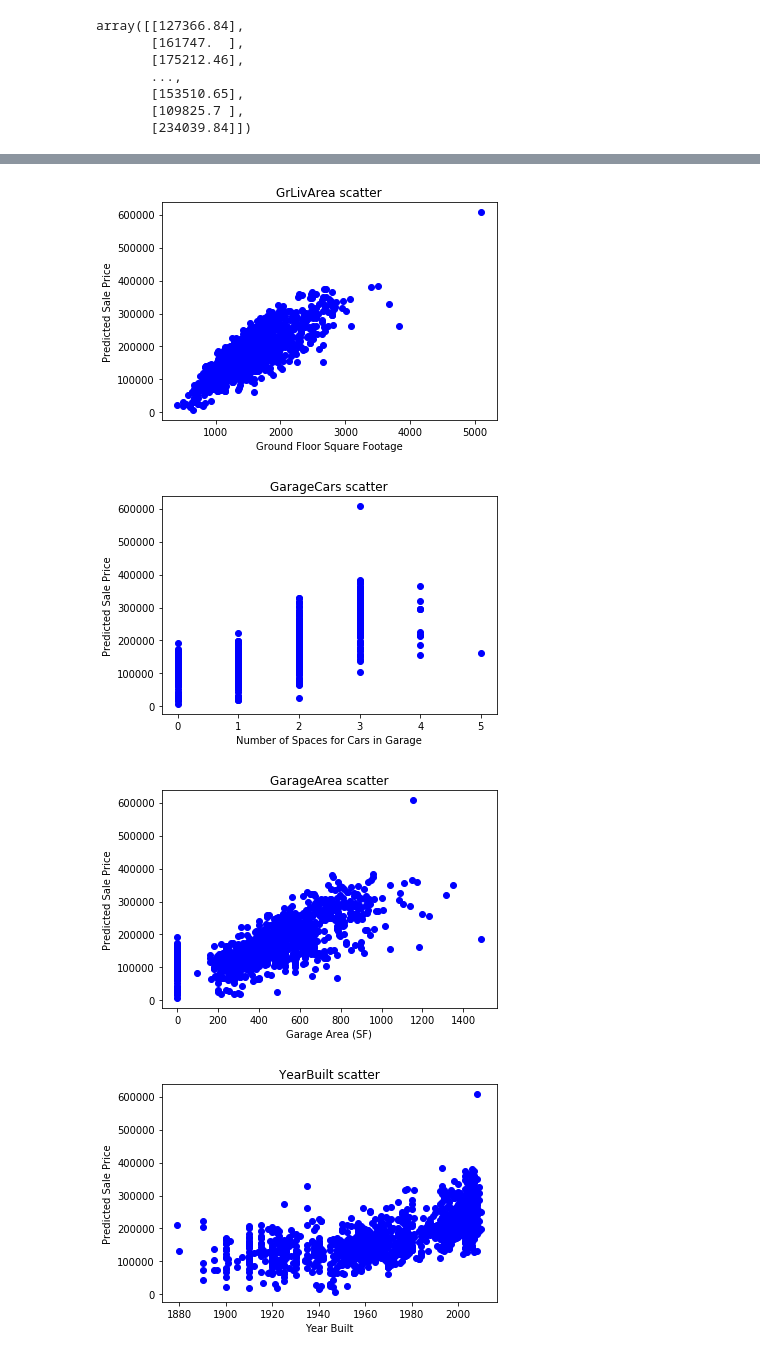
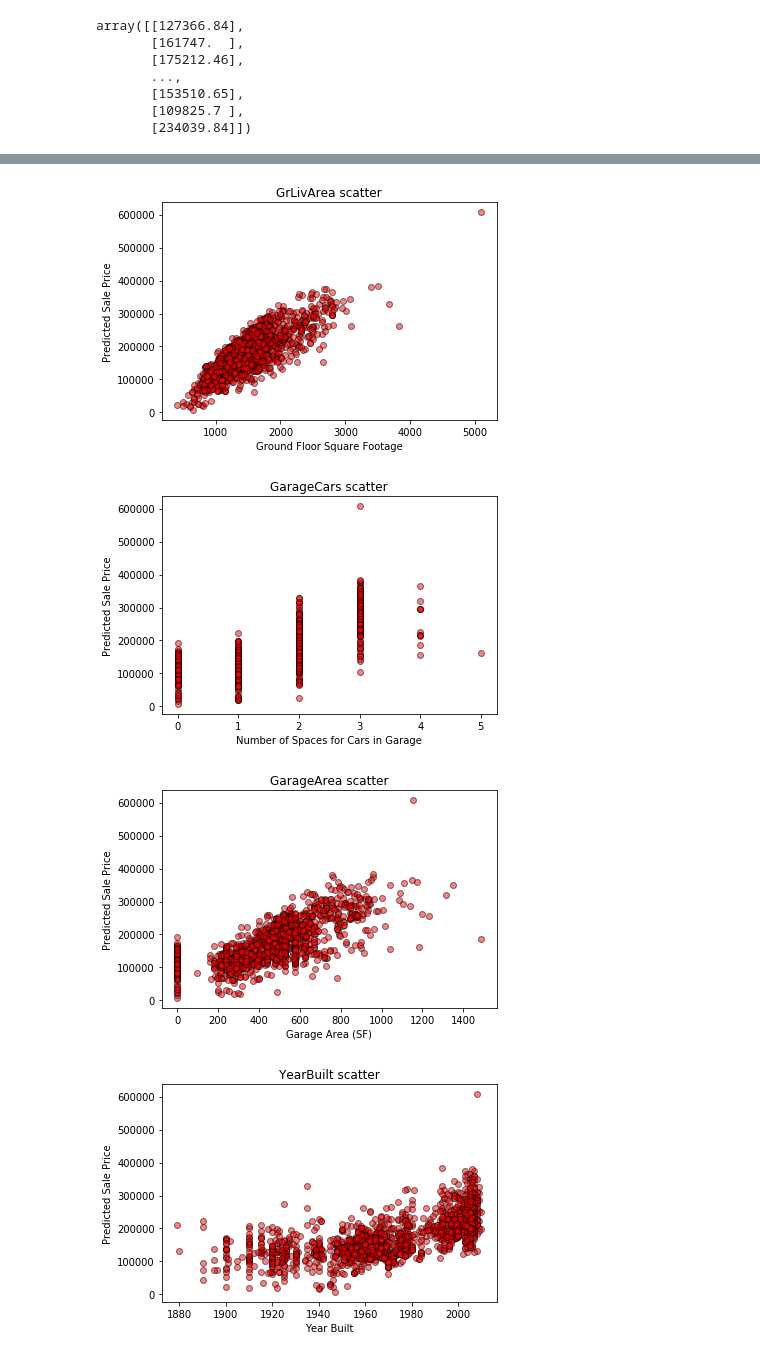
Before and after one commit to crobertson24/Final-Project, a Jupyter notebook: Housing linear regression.ipynb, the cells around one changed output, grey strips where cells are left out. Cells and saved outputs as stored; diff of their text form; code cells hidden in the pictures.

```diff
--- a/Housing linear regression.ipynb
+++ b/Housing linear regression.ipynb
@@ -125,4 +135,4 @@ Name: SalePrice, dtype: float64
 sale_price = cleaned_data["SalePrice"]
 cleaned_data.drop("SalePrice", axis = 1, inplace = True)
 # R2 Score: 0.8517171609905699 "OverallQual","GrLivArea","GarageCars","GarageArea","YearBuilt","TotalBsmtSF"
-parameters = cleaned_data[["OverallQual","GrLivArea","GarageCars","GarageArea","YearBuilt","TotalBsmtSF"]]
+features = cleaned_data[["OverallQual","GrLivArea","GarageCars","GarageArea","YearBuilt","TotalBsmtSF"]]
@@ -129,6 +141,6 @@ parameters = cleaned_data[["OverallQual","GrLivArea","GarageCars","GarageArea","
 # %%
 y = sale_price.values.reshape(-1, 1)
-X = parameters
+X = features
 # %%
 X_train, X_test, y_train, y_test = train_test_split(X, y, random_state=42)
 # %%
@@ -246,33 +264,33 @@ plt.show()
 # %%
-plt.scatter(X["GrLivArea"] ,Ridge_test_predictions , c="blue", label="Predicted Data")
+plt.scatter(X["GrLivArea"] ,Ridge_test_predictions , c="red", label="Predicted Data", alpha=0.5, edgecolor="black")
 plt.title("GrLivArea scatter")
 plt.xlabel('Ground Floor Square Footage')
 plt.ylabel('Predicted Sale Price')
 plt.show()
 # %% [output]
-[figure, old version]
+[figure, new version]
 # %%
-plt.scatter(X["GarageCars"] ,Ridge_test_predictions , c="blue", label="Predicted Data")
+plt.scatter(X["GarageCars"] ,Ridge_test_predictions , c="red", label="Predicted Data", alpha=0.5, edgecolor="black")
 plt.title("GarageCars scatter")
 plt.xlabel('Number of Spaces for Cars in Garage')
 plt.ylabel('Predicted Sale Price')
 plt.show()
 # %% [output]
-[figure, old version]
+[figure, new version]
 # %%
-plt.scatter(X["GarageArea"] ,Ridge_test_predictions , c="blue", label="Predicted Data")
+plt.scatter(X["GarageArea"] ,Ridge_test_predictions , c="red", label="Predicted Data", alpha=0.5, edgecolor="black")
 plt.title("GarageArea scatter")
 plt.xlabel('Garage Area (SF)')
 plt.ylabel('Predicted Sale Price')
 plt.show()
 # %% [output]
-[figure, old version]
+[figure, new version]
 # %%
-plt.scatter(X["YearBuilt"] ,Ridge_test_predictions , c="blue", label="Predicted Data")
+plt.scatter(X["YearBuilt"] ,Ridge_test_predictions , c="red", label="Predicted Data", alpha=0.5, edgecolor="black")
 plt.title("YearBuilt scatter")
 plt.xlabel('Year Built')
 plt.ylabel('Predicted Sale Price')
 plt.show()
 # %% [output]
-[figure, old version]
+[figure, new version]
 # %%
```
Also changed, not shown: parts of 17 cells of this notebook.
